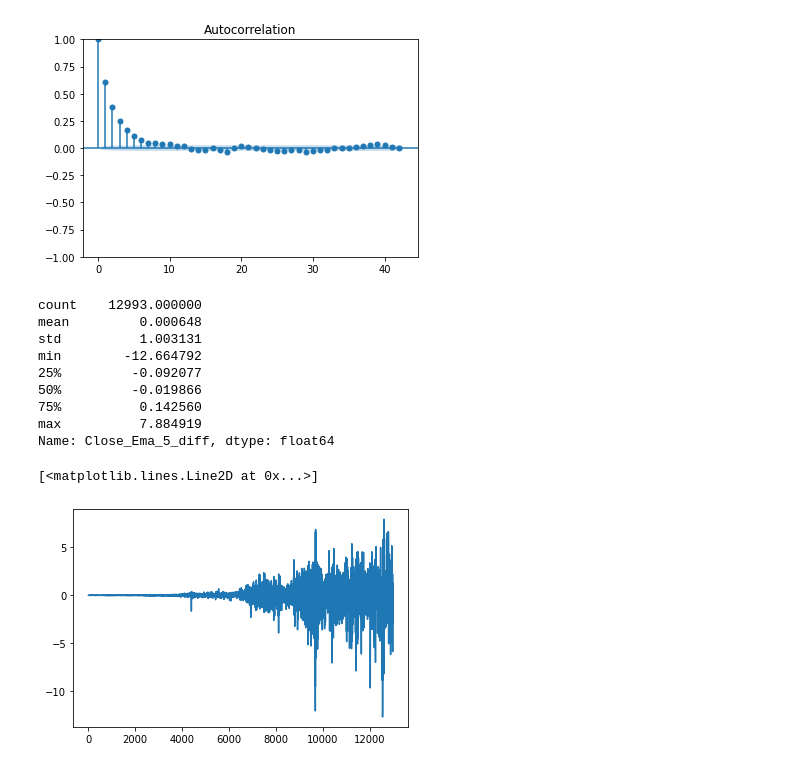
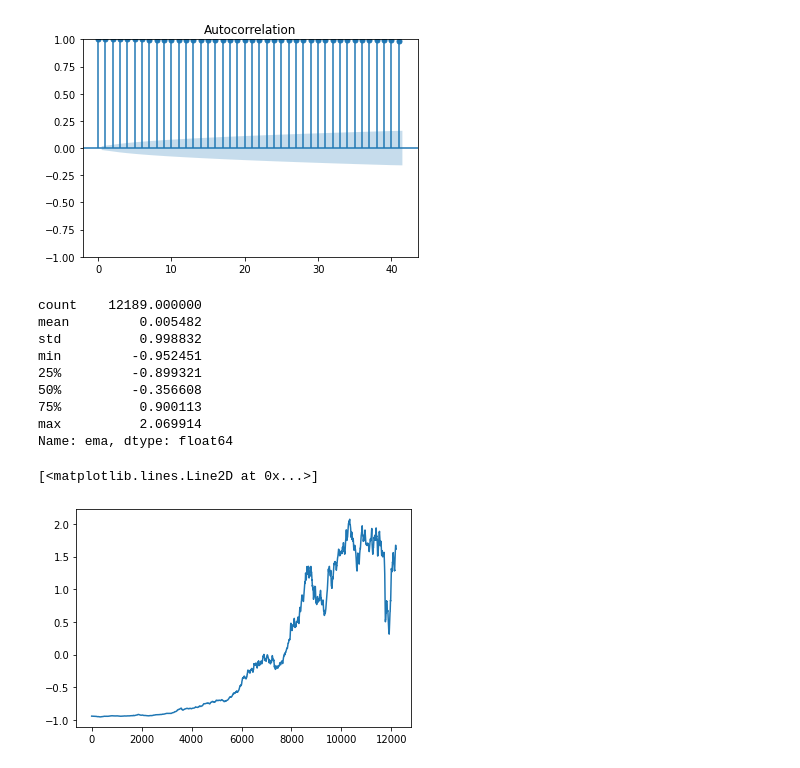
Before and after one commit to GustavoFortti/market-data-pipe, a Jupyter notebook: notebooks/target.ipynb, the cells around one changed output. Cells and saved outputs as stored; diff of their text form; code cells hidden in the pictures.

```diff
--- a/notebooks/target.ipynb
+++ b/notebooks/target.ipynb
@@ -57,17 +57,16 @@ Index(['Close'], dtype='object')
 # %%
 size = -500
-x = df.loc[:, ['Close']].reset_index(drop='index').values[size:]
+x = df.loc[:, ['Close']].reset_index(drop='index').values
 poly = PolyInter(x, {"degree":4, "pd":20, "plot":False, "progress_bar":True}).get_values()
-ema_5 = Ema(x, {"period":5}).get_values()
-poly_ema = PolyInter(ema_5, {"degree":4, "pd":20, "plot":False, "progress_bar":True}).get_values()
+ema_21 = Ema(x, {"period":21}).get_values()
+poly_ema = PolyInter(ema_21, {"degree":4, "pd":20, "plot":False, "progress_bar":True}).get_values()
 
 figure(figsize=(23, 6), dpi=80)
-plt.plot(poly)
-plt.plot(x, color='black')
-plt.plot(np.diff(df['Close'].values[size - 1:]), color='red')
-# plt.plot(ema_5, color='green')
-# plt.plot(ema_9, color='green')
-plt.plot(ema_5, color='green')
-plt.plot(poly_ema, color='brown')
+# plt.plot(poly)
+plt.plot(x[size:], color='black')
+# plt.plot(np.diff(df['Close'].values[size - 1:]), color='red')
+plt.plot(ema_21[size:], color='green')
+# plt.plot(poly_ema, color='brown')
+df['ema'] = ema_21
 # %% [output]
 Interpolation progress: 100.00%
@@ -169,22 +165,22 @@ X_3d = matrix_3d(X, 1)
 y_ax = y[63:]
 # regression(X_3d, y_ax)
 # %%
-plot_acf(df['Close_Ema_5_diff'])
+plot_acf(df['ema'])
 plt.show()
-# print(df.corr()['Close_Ema_5_diff'].sort_values())
-print(df['Close_Ema_5_diff'].describe())
-# df['Close_Ema_5_diff'].hist()
-plt.plot(df['Close_Ema_5_diff'].values)
+# print(df.corr()['ema'].sort_values())
+print(df['ema'].describe())
+# df['ema'].hist()
+plt.plot(df['ema'].values)
 # %% [output]
-[figure, old version]
+[figure, new version]
-count    12993.000000
-mean         0.000648
-std          1.003131
-min        -12.664792
-25%         -0.092077
-50%         -0.019866
-75%          0.142560
-max          7.884919
-Name: Close_Ema_5_diff, dtype: float64
+count    12189.000000
+mean         0.005482
+std          0.998832
+min         -0.952451
+25%         -0.899321
+50%         -0.356608
+75%          0.900113
+max          2.069914
+Name: ema, dtype: float64
 [<matplotlib.lines.Line2D at 0x...>]
-[figure, old version]
+[figure, new version]
```
Also changed, not shown: parts of 7 cells of this notebook, 8 other files.
